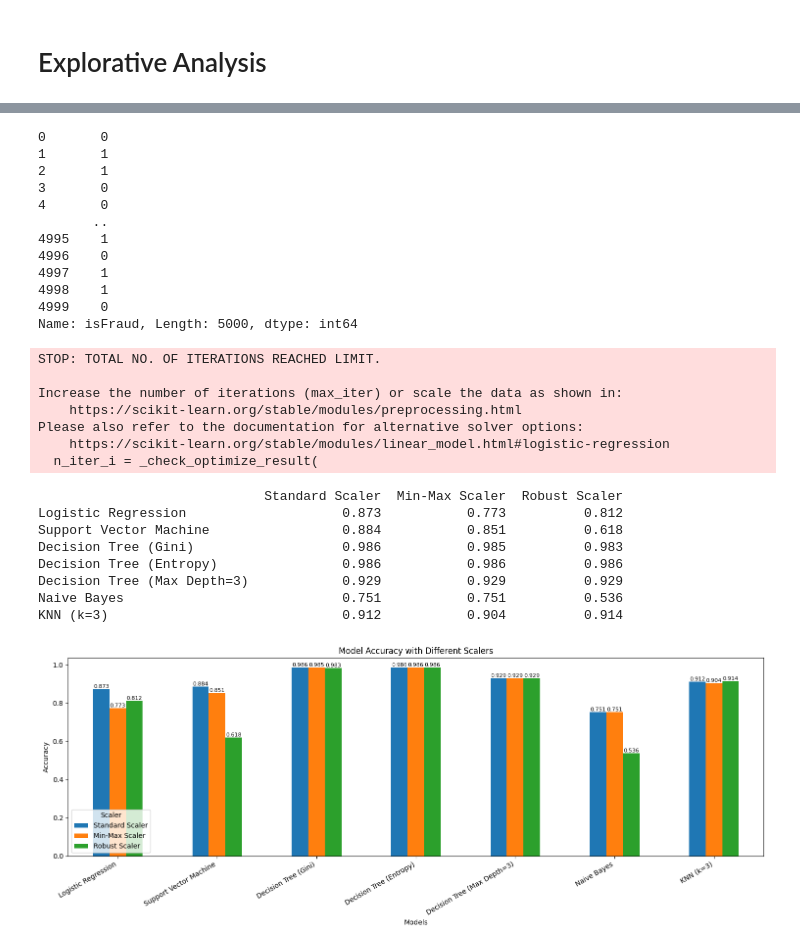
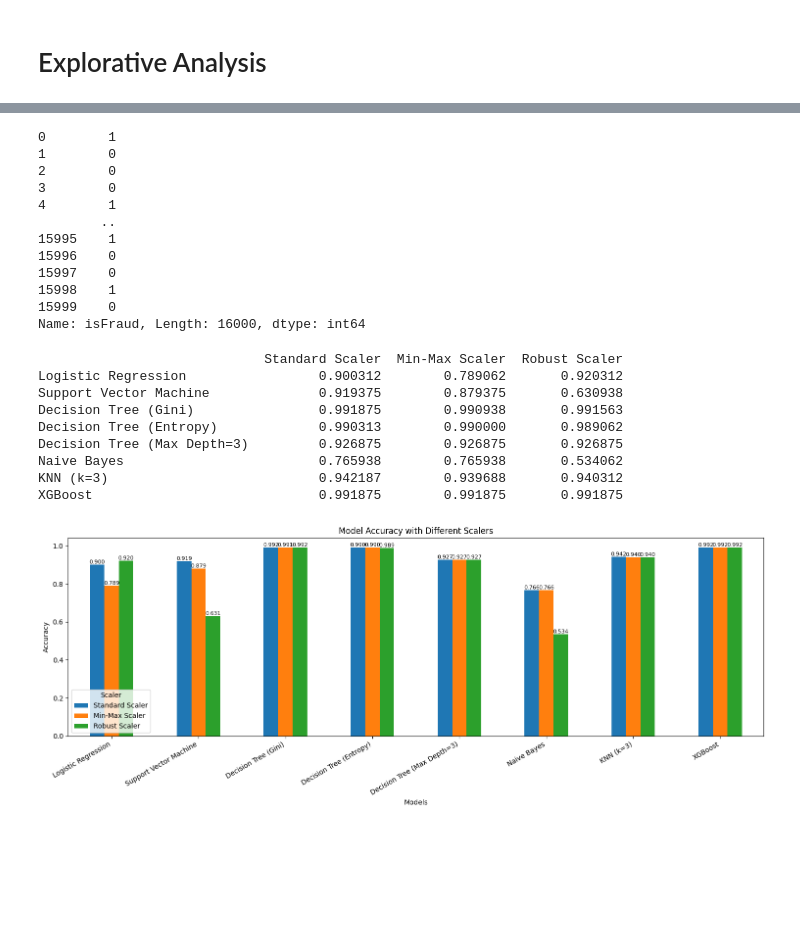
Before and after one commit to bytesbyt/ds_fraud_detection, a Jupyter notebook: fraud_detection.ipynb, the cells around one changed output, grey strips where cells are left out. Cells and saved outputs as stored; diff of their text form; code cells hidden in the pictures; blank space fills up the shorter version.

Commit message:
Add XGboost

```diff
--- a/fraud_detection.ipynb
+++ b/fraud_detection.ipynb
@@ -69,8 +70,8 @@ isFraud
 Name: count, dtype: int64
 # %%
 # Create_subset of the df
-df_0 = df[df["isFraud"] == 0].sample(n=2500, random_state=42)
-df_1 = df[df["isFraud"] == 1].sample(n=2500, random_state=42)
+df_0 = df[df["isFraud"] == 0].sample(n=8000, random_state=42)
+df_1 = df[df["isFraud"] == 1].sample(n=8000, random_state=42)
 
 df = pd.concat([df_0, df_1]).sample(frac=1, random_state=42).reset_index(drop=True)
 df
@@ -274,18 +275,18 @@ x
 # %%
 y
 # %% [output]
-0       0
-1       1
-2       1
-3       0
-4       0
-       ..
-4995    1
-4996    0
-4997    1
-4998    1
-4999    0
-Name: isFraud, Length: 5000, dtype: int64
+0        1
+1        0
+2        0
+3        0
+4        1
+        ..
+15995    1
+15996    0
+15997    0
+15998    1
+15999    0
+Name: isFraud, Length: 16000, dtype: int64
 # %%
 # Train, Test and Split
 X_train, X_test, y_train, y_test = train_test_split(x, y, test_size=0.2, stratify=y, random_state=23)
@@ -299,13 +300,14 @@ scalers = {
 
 # Initialize models
 models = {
-    "Logistic Regression": LogisticRegression(),
+    "Logistic Regression": LogisticRegression(max_iter=500),
     "Support Vector Machine": svm.SVC(),
     "Decision Tree (Gini)": DecisionTreeClassifier(),
     "Decision Tree (Entropy)": DecisionTreeClassifier(criterion='entropy'),
     "Decision Tree (Max Depth=3)": DecisionTreeClassifier(max_depth=3),
     "Naive Bayes": GaussianNB(),
     "KNN (k=3)": KNeighborsClassifier(n_neighbors=3),
+    "XGBoost": XGBClassifier(eval_metric='logloss')
 }
 
 # Dictionary to store all results
@@ -316,8 +318,8 @@ for scaler_name, scaler in scalers.items():
     accuracy_scores = {}
 
     for model_name, model in models.items():
-        if isinstance(model, DecisionTreeClassifier):
-            # Trees don't require scaling, fit directly
+        if isinstance(model, (DecisionTreeClassifier, XGBClassifier)):
+            # Trees don't require scaling
             model.fit(X_train, y_train)
             predictions = model.predict(X_test)
         else:
@@ -326,47 +328,41 @@ for scaler_name, scaler in scalers.items():
                 ('scaler', scaler),
                 ('model', model)
             ])
             pipeline.fit(X_train, y_train)
             predictions = pipeline.predict(X_test)
 
         accuracy_scores[model_name] = accuracy_score(y_test, predictions)
 
     all_results[scaler_name] = accuracy_scores
 
 # Convert to DataFrame for plotting
 results_df = pd.DataFrame(all_results)
 
-# Print the results in tabular format
+# Print the results
 print(results_df)
 
 # Plotting
 ax = results_df.plot(kind='bar', figsize=(15, 6))
 plt.title('Model Accuracy with Different Scalers')
 plt.ylabel('Accuracy')
 plt.xlabel('Models')
 plt.xticks(rotation=30, ha="right")
 plt.legend(title="Scaler")
 
 # Add text labels on top of each bar
 for container in ax.containers:
     ax.bar_label(container, fmt='%.3f', label_type='edge', fontsize=8)
 
 plt.tight_layout()
 plt.show()
 # %% [output]
-STOP: TOTAL NO. OF ITERATIONS REACHED LIMIT.
-
-Increase the number of iterations (max_iter) or scale the data as shown in:
-    https://scikit-learn.org/stable/modules/preprocessing.html
-Please also refer to the documentation for alternative solver options:
-    https://scikit-learn.org/stable/modules/linear_model.html#logistic-regression
-  n_iter_i = _check_optimize_result(
+                             Standard Scaler  Min-Max Scaler  Robust Scaler
+Logistic Regression                 0.900312        0.789062       0.920312
+Support Vector Machine              0.919375        0.879375       0.630938
+Decision Tree (Gini)                0.991875        0.990938       0.991563
+Decision Tree (Entropy)             0.990313        0.990000       0.989062
+Decision Tree (Max Depth=3)         0.926875        0.926875       0.926875
+Naive Bayes                         0.765938        0.765938       0.534062
+KNN (k=3)                           0.942187        0.939688       0.940312
+XGBoost                             0.991875        0.991875       0.991875
-                             Standard Scaler  Min-Max Scaler  Robust Scaler
-Logistic Regression                    0.873           0.773          0.812
-Support Vector Machine                 0.884           0.851          0.618
-Decision Tree (Gini)                   0.986           0.985          0.983
-Decision Tree (Entropy)                0.986           0.986          0.986
-Decision Tree (Max Depth=3)            0.929           0.929          0.929
-Naive Bayes                            0.751           0.751          0.536
-KNN (k=3)                              0.912           0.904          0.914
-[figure, old version]
+[figure, new version]
```
Also changed, not shown: parts of 17 cells of this notebook.
